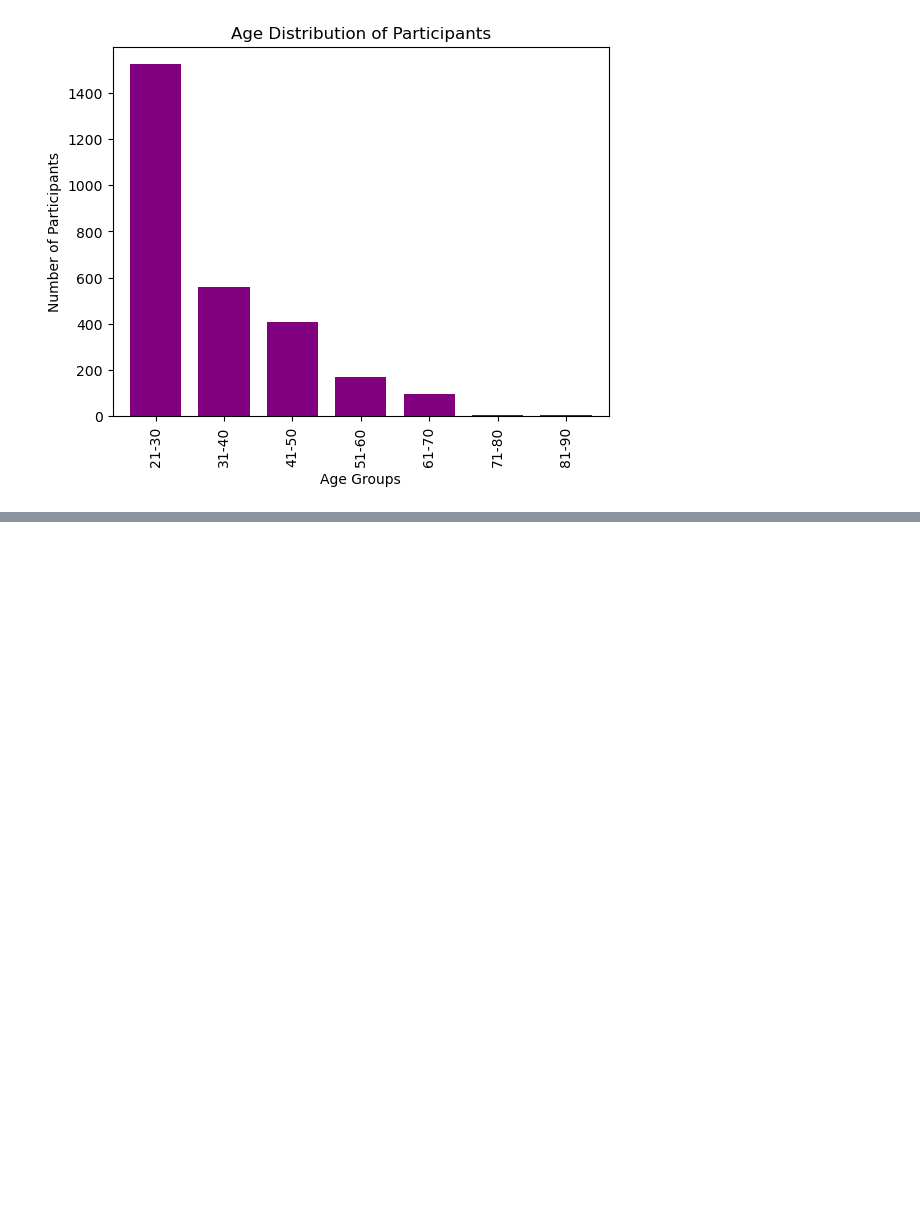
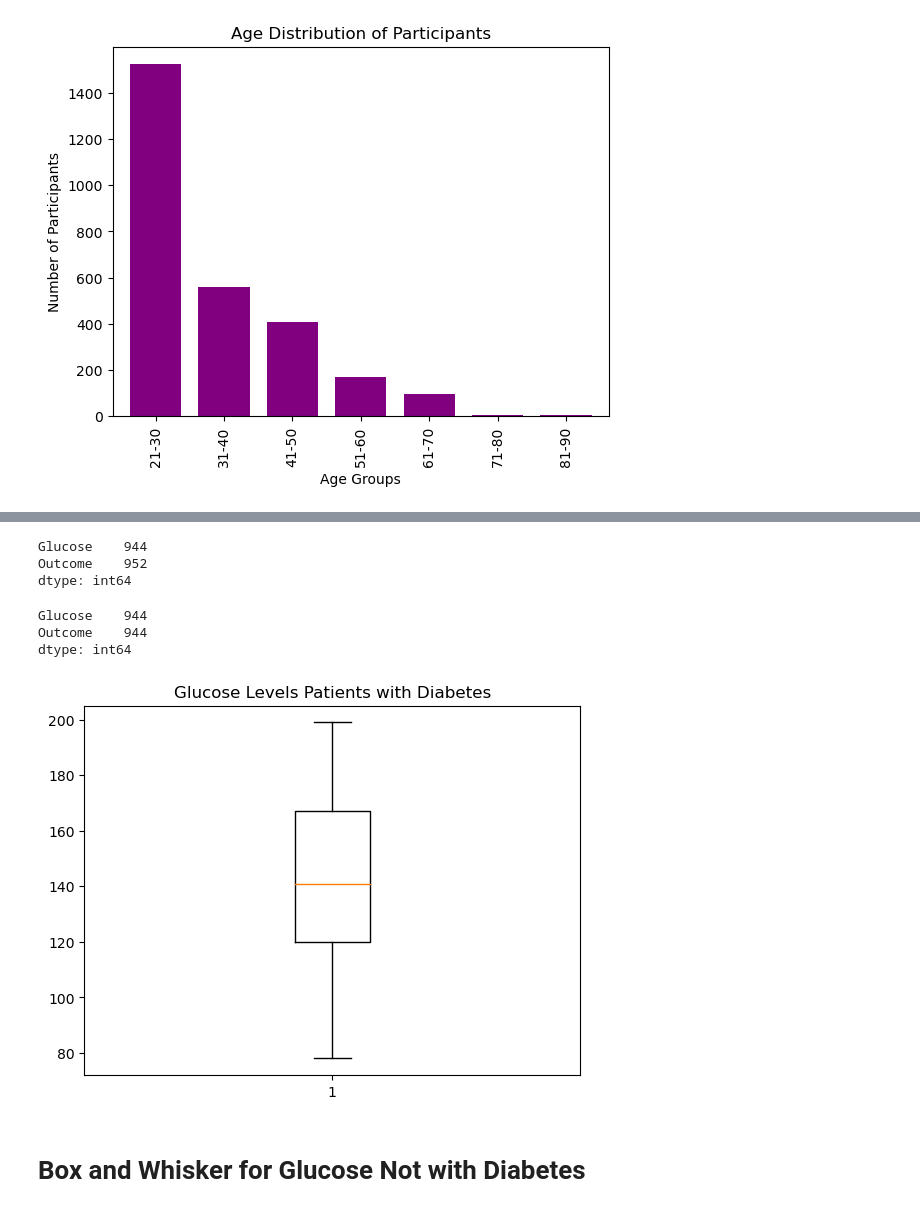
Before and after one commit to jmsavage2008/project-one, a Jupyter notebook: Project 1 Data Cleaning.ipynb, the cells around one changed output, grey strips where cells are left out. Drawn from its saved outputs; the diff is of its cells as text; code cells hidden in the pictures; blank space fills up the shorter version.

```diff
--- a/Project 1 Data Cleaning.ipynb
+++ b/Project 1 Data Cleaning.ipynb
@@ -212,0 +327,5 @@ plt.show()
+# %%
+#Filter to only those with diabetes
+
+glucose_yes_df = data_set_final_df.loc[data_set_final_df["Outcome"]==1]
+glucose_yes_df.count()
@@ -212,0 +344,26 @@ plt.show()
+# %%
+#Make new data frame with only necessary columns
+glucose_yes_df = glucose_yes_df[["Glucose", "Outcome"]]
+glucose_yes_df.count()
+# %% [output]
+Glucose    944
+Outcome    952
+dtype: int64
+# %%
+#Drop Null Values
+glucose_yes_new_df = glucose_yes_df.dropna(how="any")
+glucose_yes_new_df.count()
+# %% [output]
+Glucose    944
+Outcome    944
+dtype: int64
+# %%
+#Assign variable for Glucose
+glucose_yes = glucose_yes_new_df["Glucose"]
+plt.boxplot(glucose_yes)
+plt.title("Glucose Levels Patients with Diabetes")
+plt.show()
+# %% [output]
+[figure, added]
+# %% [markdown]
+# Box and Whisker for Glucose Not with Diabetes
```
Also changed, not shown: parts of 20 cells of this notebook.
